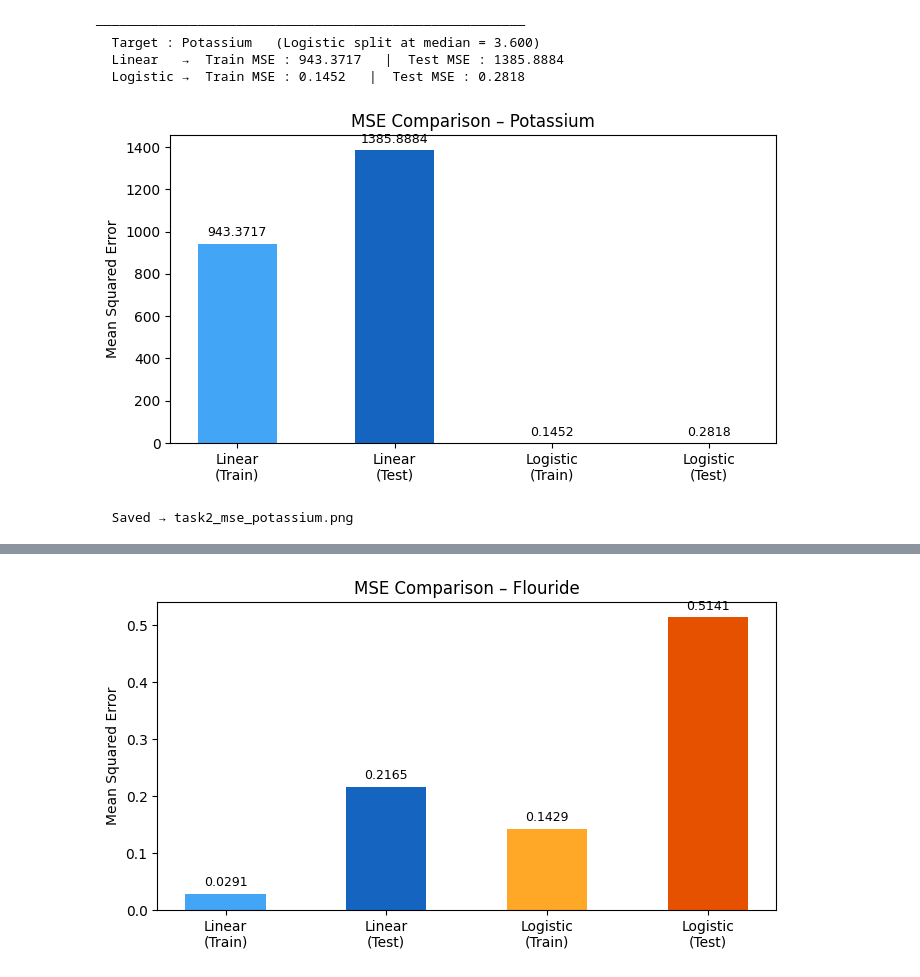
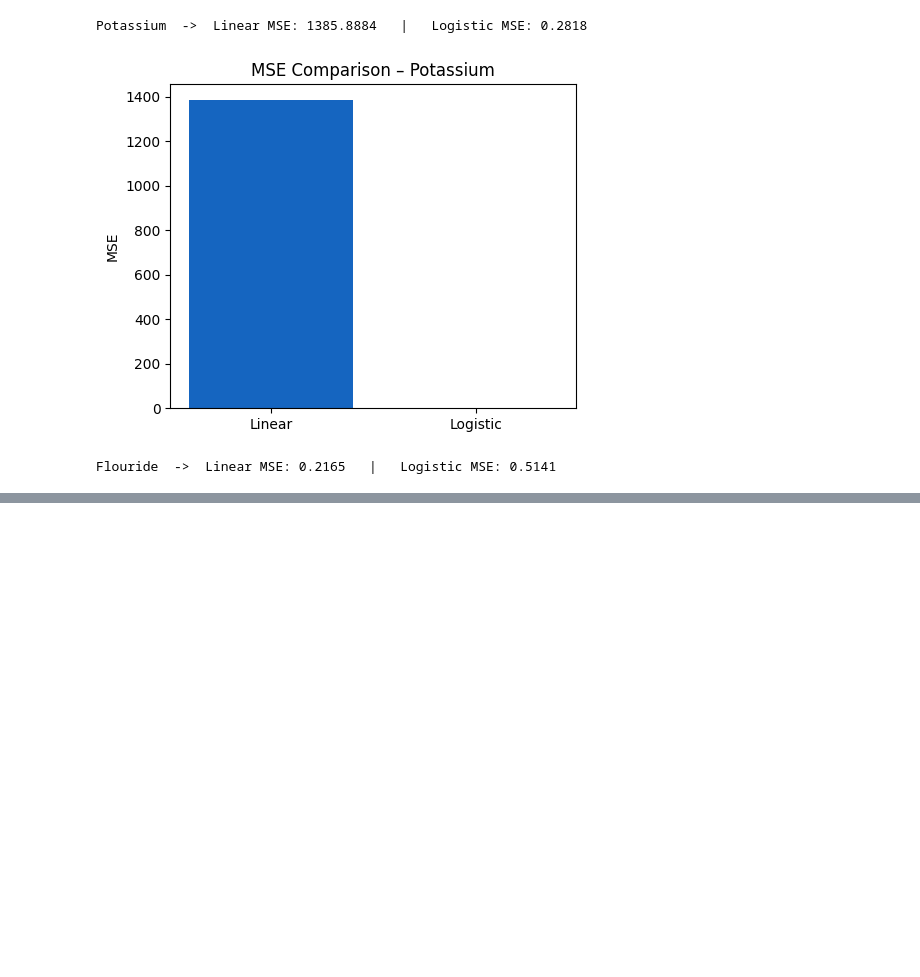
Before and after one commit to swayam-mishra/AD-Lab, a Jupyter notebook: water_quality_project/analysis.ipynb, the cells around one changed output, grey strips where cells are left out. Drawn from its saved outputs; the diff is of its cells as text; code cells hidden in the pictures; blank space fills up the shorter version.

```diff
--- a/water_quality_project/analysis.ipynb
+++ b/water_quality_project/analysis.ipynb
@@ -167,79 +82,26 @@ Training is done on July + August; evaluation on September.
 # %%
-results = {}
-
-for target in TARGET_COLS:
-    if target not in train.columns:
-        print(f"  {target} not found in dataset, skipping.")
-        continue
-
+for target in TARGETS:
     y_tr = train[target]
     y_te = test[target]
 
-    # ── Linear Regression: predict the raw concentration value ────────
-    lr = LinearRegression()
-    lr.fit(Xs_train, y_tr)
-    y_pred_lr_train = lr.predict(Xs_train)
-    y_pred_lr_test  = lr.predict(Xs_test)
+    lr        = LinearRegression().fit(Xs_train, y_tr)
+    mse_lr    = mean_squared_error(y_te, lr.predict(Xs_test))
 
-    mse_lr_train = mean_squared_error(y_tr, y_pred_lr_train)
-    mse_lr_test  = mean_squared_error(y_te, y_pred_lr_test)
-
-    # ── Logistic Regression: classify each reading as High / Low ──────
-    # We define "High" as anything at or above the training-set median
     threshold = y_tr.median()
     y_tr_bin  = (y_tr >= threshold).astype(int)
     y_te_bin  = (y_te >= threshold).astype(int)
+    log       = LogisticRegression(max_iter=500).fit(Xs_train, y_tr_bin)
+    mse_log   = mean_squared_error(y_te_bin, log.predict_proba(Xs_test)[:, 1])
 
-    log_reg = LogisticRegression(max_iter=500)
-    log_reg.fit(Xs_train, y_tr_bin)
-    y_prob_log_train = log_reg.predict_proba(Xs_train)[:, 1]
-    y_prob_log_test  = log_reg.predict_proba(Xs_test)[:, 1]
+    print(f"{target}  ->  Linear MSE: {mse_lr:.4f}   |   Logistic MSE: {mse_log:.4f}")
 
-    # MSE: predicted probability vs. true binary label
-    mse_log_train = mean_squared_error(y_tr_bin, y_prob_log_train)
-    mse_log_test  = mean_squared_error(y_te_bin, y_prob_log_test)
-
-    results[target] = dict(
-        linear_train_mse=mse_lr_train,    linear_test_mse=mse_lr_test,
-        logistic_train_mse=mse_log_train, logistic_test_mse=mse_log_test,
-        threshold=threshold
-    )
-
-    print(f"\n{'─'*55}")
-    print(f"  Target : {target}   (Logistic split at median = {threshold:.3f})")
-    print(f"  Linear   →  Train MSE : {mse_lr_train:.4f}   |  Test MSE : {mse_lr_test:.4f}")
-    print(f"  Logistic →  Train MSE : {mse_log_train:.4f}   |  Test MSE : {mse_log_test:.4f}")
-
-    # ── Bar chart: side-by-side MSE comparison ────────────────────────
-    fig, ax = plt.subplots(figsize=(7, 4))
-    labels  = ['Linear\n(Train)', 'Linear\n(Test)', 'Logistic\n(Train)', 'Logistic\n(Test)']
-    vals    = [mse_lr_train, mse_lr_test, mse_log_train, mse_log_test]
-    colors2 = ['#42A5F5', '#1565C0', '#FFA726', '#E65100']
-    bars    = ax.bar(labels, vals, color=colors2, width=0.5)
-    ax.bar_label(bars, fmt='%.4f', padding=3, fontsize=9)
-    ax.set(title=f"MSE Comparison – {target}", ylabel="Mean Squared Error")
+    plt.figure(figsize=(5, 4))
+    plt.bar(['Linear', 'Logistic'], [mse_lr, mse_log], color=['#1565C0', '#E65100'])
+    plt.title(f"MSE Comparison – {target}")
+    plt.ylabel("MSE")
     plt.tight_layout()
-    fname = f"task2_mse_{target.lower()}.png"
-    plt.savefig(fname, dpi=150)
     plt.show()
-    print(f"  Saved → {fname}")
-
-    # ── Line chart: actual vs. linear-predicted on test set ───────────
-    fig, ax = plt.subplots(figsize=(8, 4))
-    ax.plot(y_te.values,       label='Actual',            linewidth=1.5)
-    ax.plot(y_pred_lr_test,    label='Linear Prediction', linewidth=1.5, linestyle='--')
-    ax.set(title=f"Linear Regression – {target}  (September test set)",
-           xlabel="Sample index", ylabel=target)
-    ax.legend()
-    plt.tight_layout()
-    fname2 = f"task2_pred_{target.lower()}.png"
-    plt.savefig(fname2, dpi=150)
-    plt.show()
-    print(f"  Saved → {fname2}")
 # %% [output]
-───────────────────────────────────────────────────────
-  Target : Potassium   (Logistic split at median = 3.600)
-  Linear   →  Train MSE : 943.3717   |  Test MSE : 1385.8884
-  Logistic →  Train MSE : 0.1452   |  Test MSE : 0.2818
+Potassium  ->  Linear MSE: 1385.8884   |   Logistic MSE: 0.2818
-[figure, old version]
+[figure, new version]
-  Saved → task2_mse_potassium.png
+Flouride  ->  Linear MSE: 0.2165   |   Logistic MSE: 0.5141
@@ -253 +108,0 @@ for target in TARGET_COLS:
-[figure, removed]
```
Also changed, not shown: parts of 12 cells of this notebook, 14 other files.
